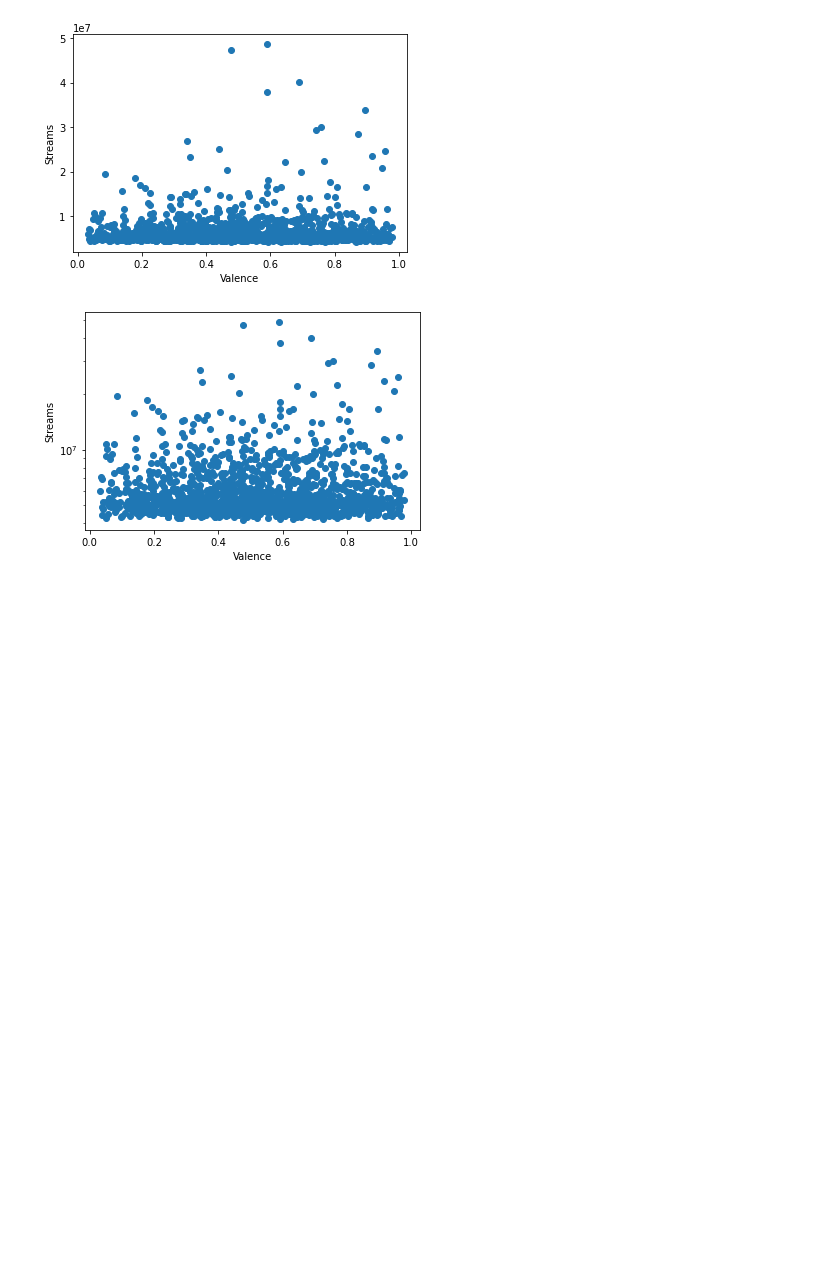
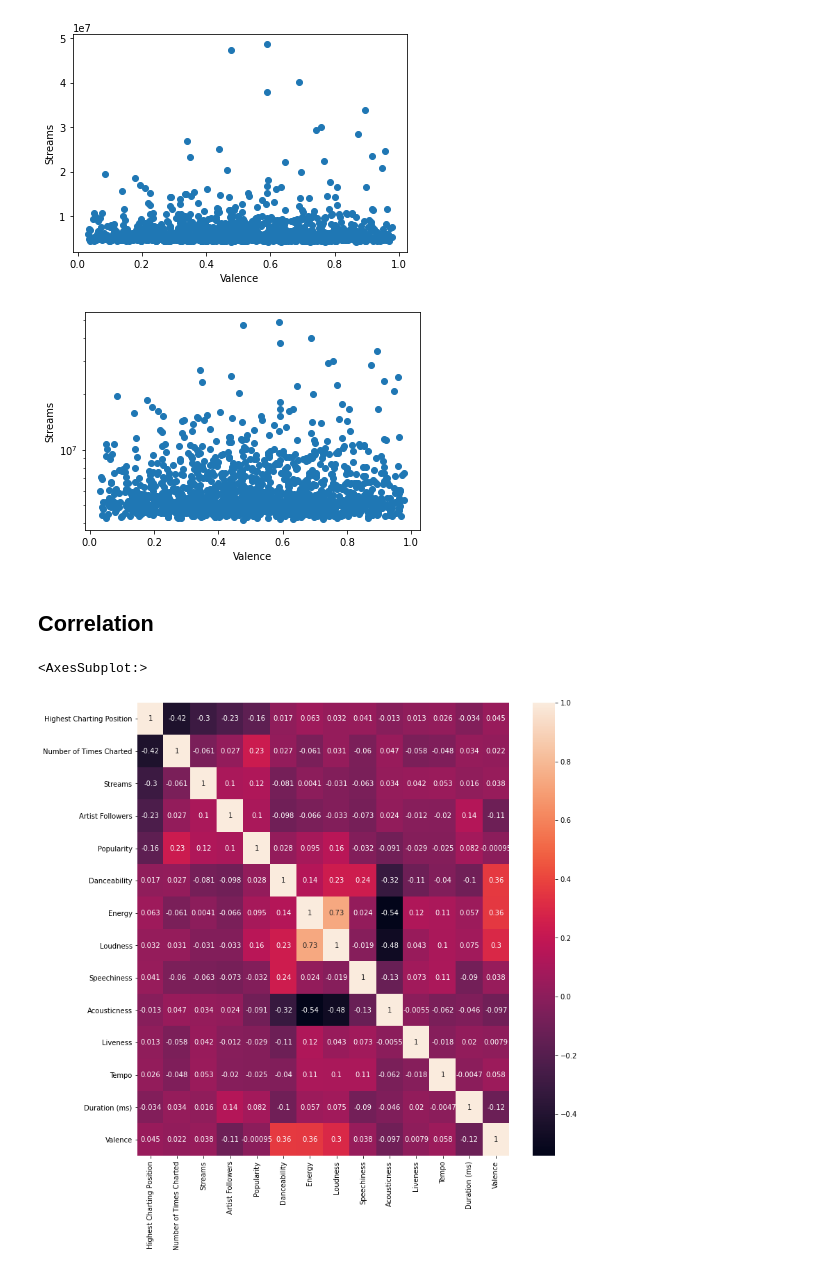
Before and after one commit to natemeyer001/final_project_3, a Jupyter notebook: nateTester.ipynb, the cells around one changed output. Saved outputs shown, nothing was run; the diff lists cells and outputs as text; code cells hidden in the pictures; blank space fills up the shorter version.

```diff
--- a/nateTester.ipynb
+++ b/nateTester.ipynb
@@ -270,3 +273,13 @@ plt.yscale("log")
 plt.show()
 # %% [output]
 [figure]
+# %% [markdown]
+## Correlation
+# %%
+corr = df.corr()
+# %%
+plt.figure(figsize=(12,12))
+sb.heatmap(corr, annot=True)
+# %% [output]
+<AxesSubplot:>
+[figure, added]
```
Also changed, not shown: parts of 18 cells of this notebook.
